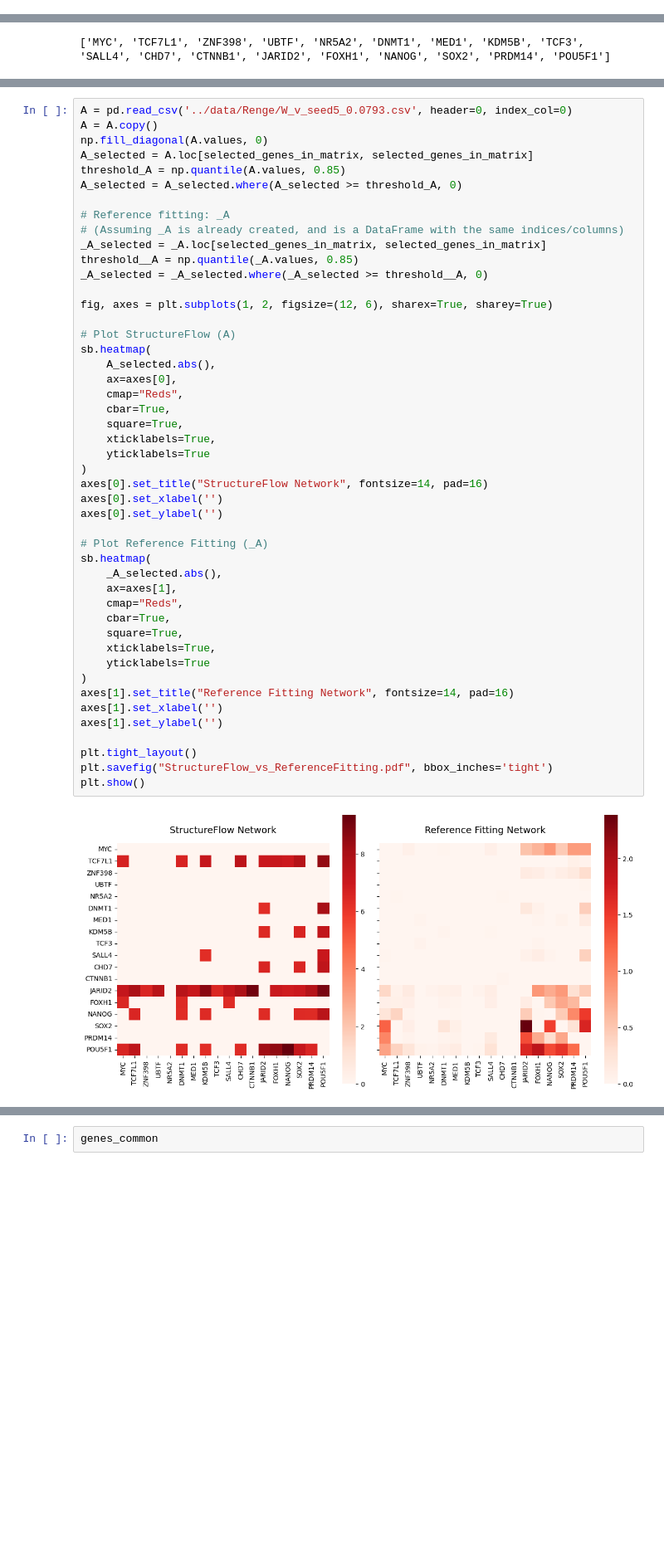
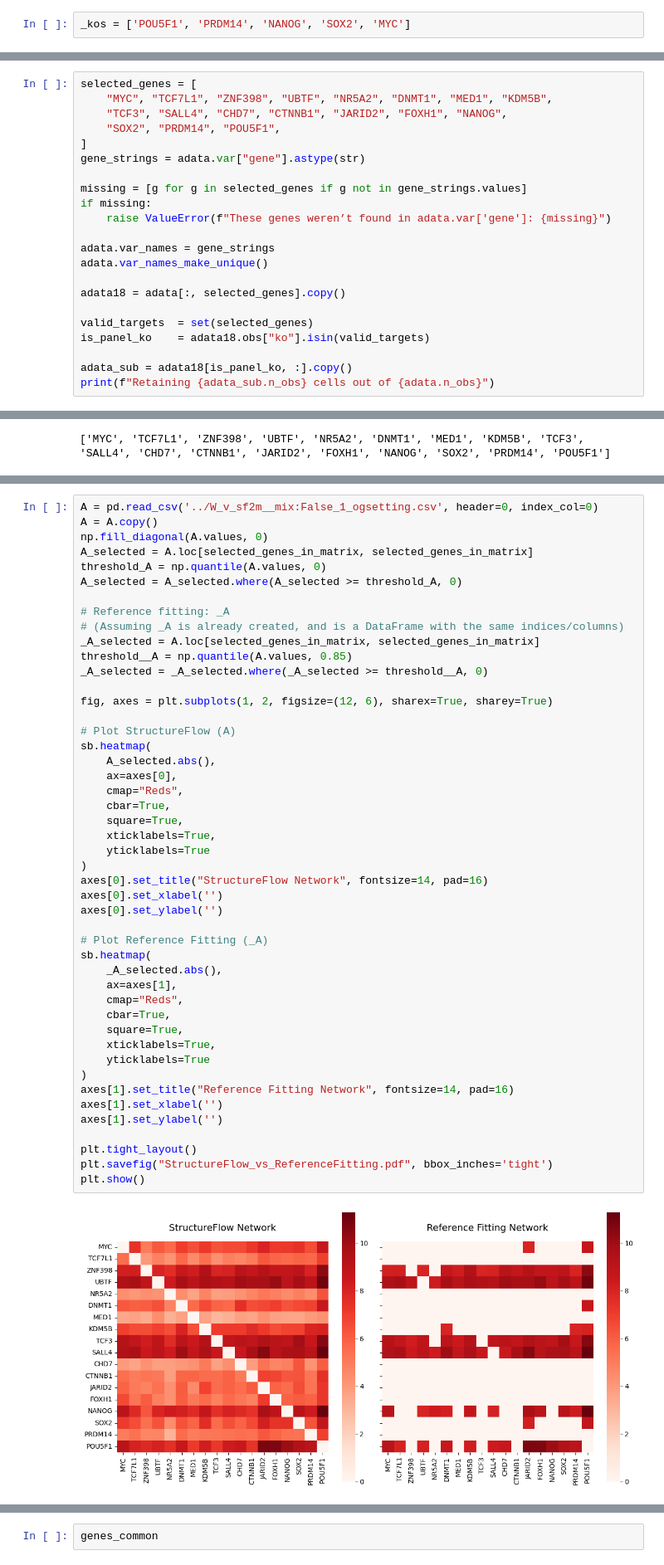
Before and after one commit to NoahElRimawiFine/StructureFlow, a Jupyter notebook: notebooks/renge_scCRISPR.ipynb, the cells around one changed output, grey strips where cells are left out. Shown at 83% size. Cells and saved outputs as stored; diff of their text form; blank space fills up the shorter version.

Commit message:
updating plotting experiments

```diff
--- a/notebooks/renge_scCRISPR.ipynb
+++ b/notebooks/renge_scCRISPR.ipynb
@@ -183,6 +206,8 @@ _kos =list(dists_ko.sort_values()[::-1][range(8)].index)
 _kos
 # %% [output]
 ['ZIC2', 'ZIC3', 'MYC', 'RUNX1T1', 'SOX2', 'NANOG', 'PRDM14', 'POU5F1']
+# %%
+_kos = ['POU5F1', 'PRDM14', 'NANOG', 'SOX2', 'MYC']
 # %%
 _adata = adata[adata.obs.ko.isin(_kos), :]
 
@@ -492,3 +525,25 @@ _thresh = 0
 selected_genes = ['MYC', 'TCF7L1', 'ZNF398', 'UBTF', 'NR5A2', 'DNMT1', 'MED1', 'KDM5B', 'TCF3', 'SALL4', 'CHD7', 'CTNNB1', 'JARID2', 'FOXH1', 'NANOG',
                   'SOX2', 'PRDM14', 'POU5F1'
                 ]
+# %%
+selected_genes = [
+    "MYC", "TCF7L1", "ZNF398", "UBTF", "NR5A2", "DNMT1", "MED1", "KDM5B",
+    "TCF3", "SALL4", "CHD7", "CTNNB1", "JARID2", "FOXH1", "NANOG",
+    "SOX2", "PRDM14", "POU5F1",
+]
+gene_strings = adata.var["gene"].astype(str)
+
+missing = [g for g in selected_genes if g not in gene_strings.values]
+if missing:
+    raise ValueError(f"These genes weren’t found in adata.var['gene']: {missing}")
+
+adata.var_names = gene_strings
+adata.var_names_make_unique()
+
+adata18 = adata[:, selected_genes].copy()
+
+valid_targets  = set(selected_genes)
+is_panel_ko    = adata18.obs["ko"].isin(valid_targets)
+
+adata_sub = adata18[is_panel_ko, :].copy()
+print(f"Retaining {adata_sub.n_obs} cells out of {adata.n_obs}")
@@ -520,15 +598,15 @@ plt.show()
 # %%
-A = pd.read_csv('../data/Renge/W_v_seed5_0.0793.csv', header=0, index_col=0)
+A = pd.read_csv('../W_v_sf2m__mix:False_1_ogsetting.csv', header=0, index_col=0)
 A = A.copy()
 np.fill_diagonal(A.values, 0)
 A_selected = A.loc[selected_genes_in_matrix, selected_genes_in_matrix]
-threshold_A = np.quantile(A.values, 0.85)
+threshold_A = np.quantile(A.values, 0)
 A_selected = A_selected.where(A_selected >= threshold_A, 0)
 
 # Reference fitting: _A
 # (Assuming _A is already created, and is a DataFrame with the same indices/columns)
-_A_selected = _A.loc[selected_genes_in_matrix, selected_genes_in_matrix]
-threshold__A = np.quantile(_A.values, 0.85)
+_A_selected = A.loc[selected_genes_in_matrix, selected_genes_in_matrix]
+threshold__A = np.quantile(A.values, 0.85)
 _A_selected = _A_selected.where(_A_selected >= threshold__A, 0)
 
 fig, axes = plt.subplots(1, 2, figsize=(12, 6), sharex=True, sharey=True)
@@ -538,34 +616,34 @@ sb.heatmap(
     A_selected.abs(),
     ax=axes[0],
     cmap="Reds",
     cbar=True,
     square=True,
     xticklabels=True,
     yticklabels=True
 )
 axes[0].set_title("StructureFlow Network", fontsize=14, pad=16)
 axes[0].set_xlabel('')
 axes[0].set_ylabel('')
 
 # Plot Reference Fitting (_A)
 sb.heatmap(
     _A_selected.abs(),
     ax=axes[1],
     cmap="Reds",
     cbar=True,
     square=True,
     xticklabels=True,
     yticklabels=True
 )
 axes[1].set_title("Reference Fitting Network", fontsize=14, pad=16)
 axes[1].set_xlabel('')
 axes[1].set_ylabel('')
 
 plt.tight_layout()
 plt.savefig("StructureFlow_vs_ReferenceFitting.pdf", bbox_inches='tight')
 plt.show()
 # %% [output]
-[figure, old version]
+[figure, new version]
 # %%
 reference = sb.clustermap(np.log1p(A_ref > _thresh).loc[tfs, genes_common].iloc[cg.dendrogram_row.reordered_ind, cg.dendrogram_col.reordered_ind], figsize = (5, 5), cmap="Reds", row_cluster = False, col_cluster= False)
 reference.ax_heatmap.set_title("Ground Truth Network", fontsize=14, pad=16)
```
Also changed, not shown: parts of 24 cells of this notebook, 1 other file.
